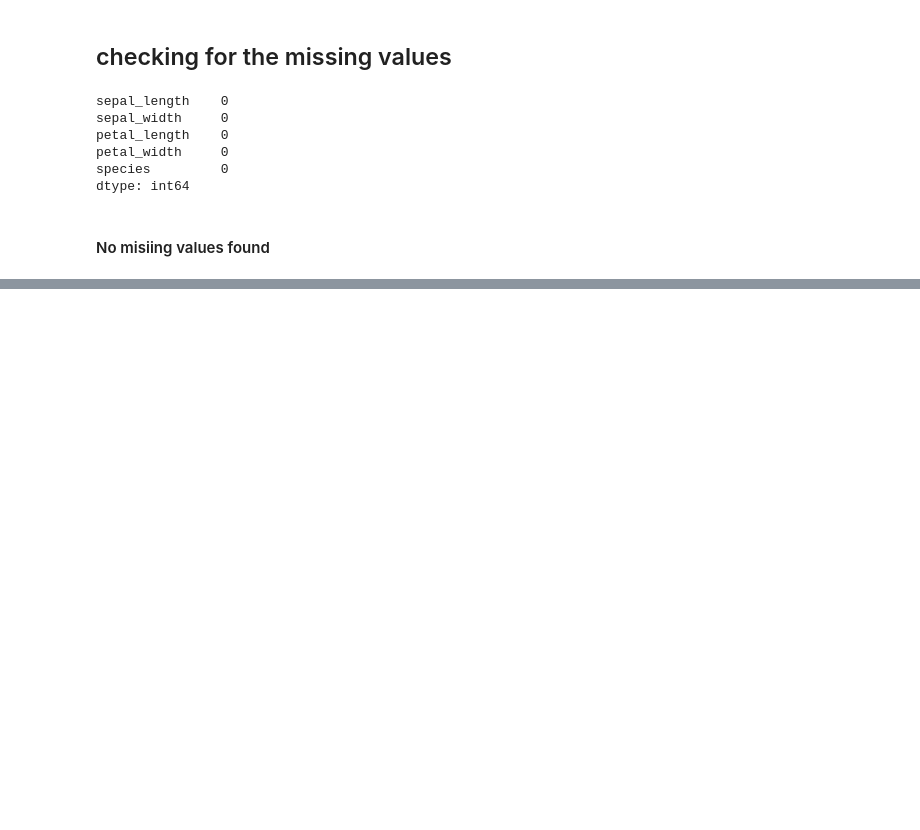
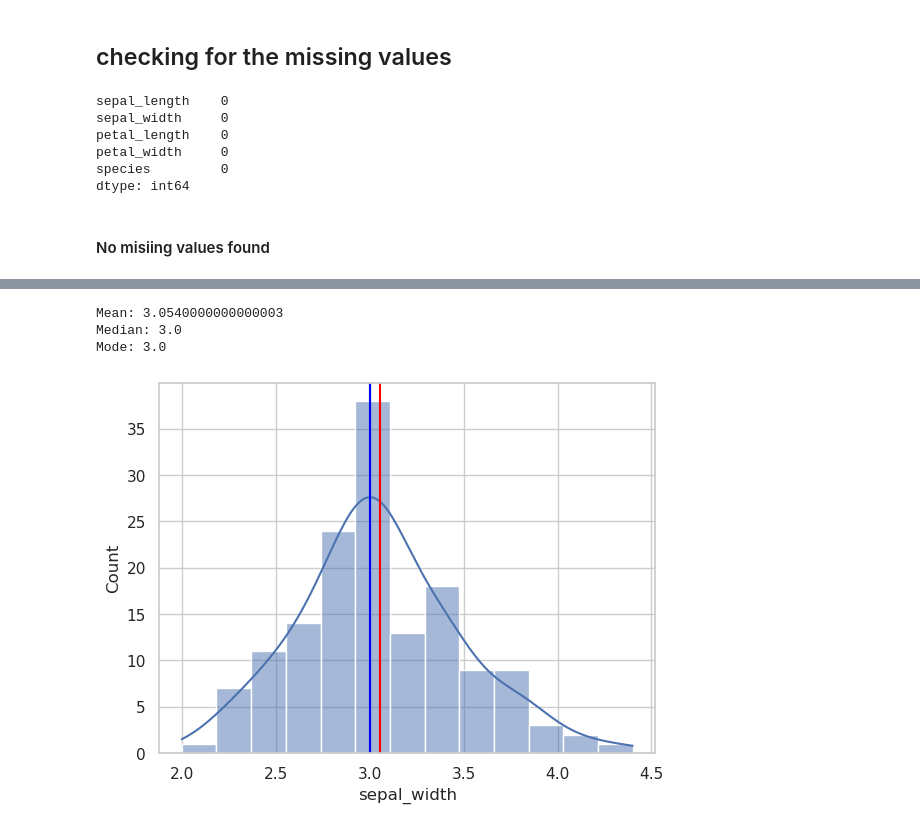
Before and after one commit to LalitSingh07/CODSOFT, a Jupyter notebook: 02/IRIS.ipynb, the cells around one changed output, grey strips where cells are left out. Cells and saved outputs as stored; diff of their text form; code cells hidden in the pictures; blank space fills up the shorter version.

```diff
--- a/02/IRIS.ipynb
+++ b/02/IRIS.ipynb
@@ -88,0 +133,16 @@ plt.show()
+# %%
+# plot the mean, median and mode of sepal_width column using sns
+sns.histplot(df['sepal_width'], kde=True)
+plt.axvline(df['sepal_width'].mean(), color='red')
+plt.axvline(df['sepal_width'].median(), color='green')
+plt.axvline(df['sepal_width'].mode()[0], color='blue')
+
+# print the value of mean, median and mode of sepal_width column
+print('Mean:', df['sepal_width'].mean())
+print('Median:', df['sepal_width'].median())
+print('Mode:', df['sepal_width'].mode()[0])
+# %% [output]
+Mean: 3.0540000000000003
+Median: 3.0
+Mode: 3.0
+[figure, added]
```
Also changed, not shown: parts of 15 cells of this notebook.
